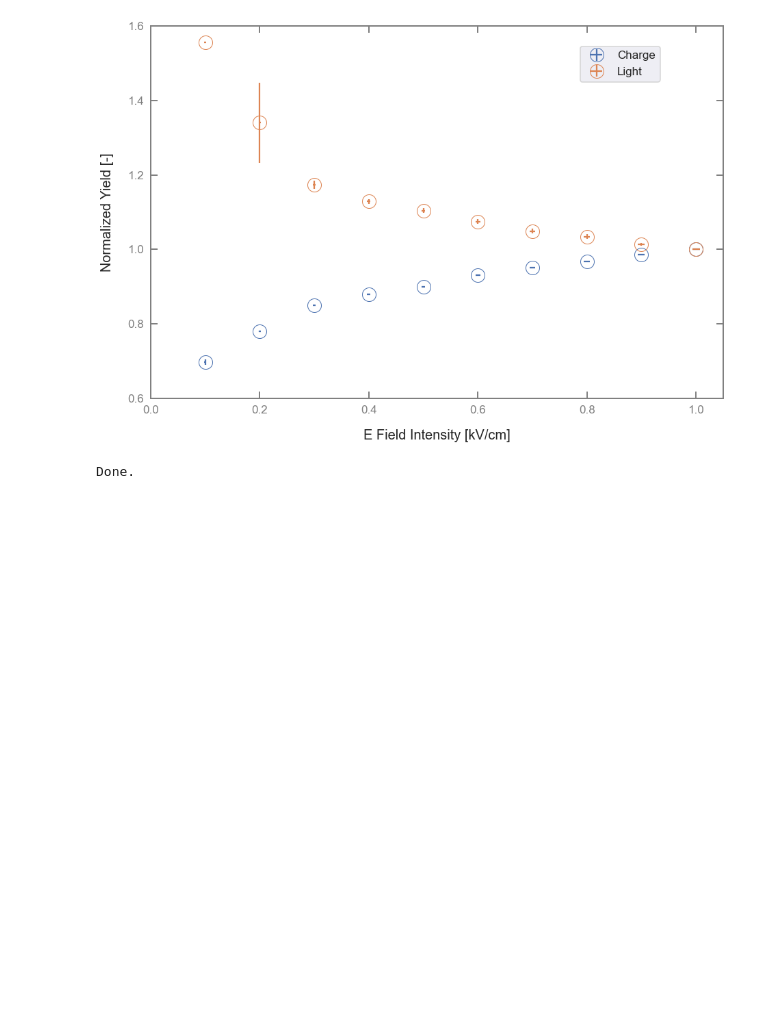
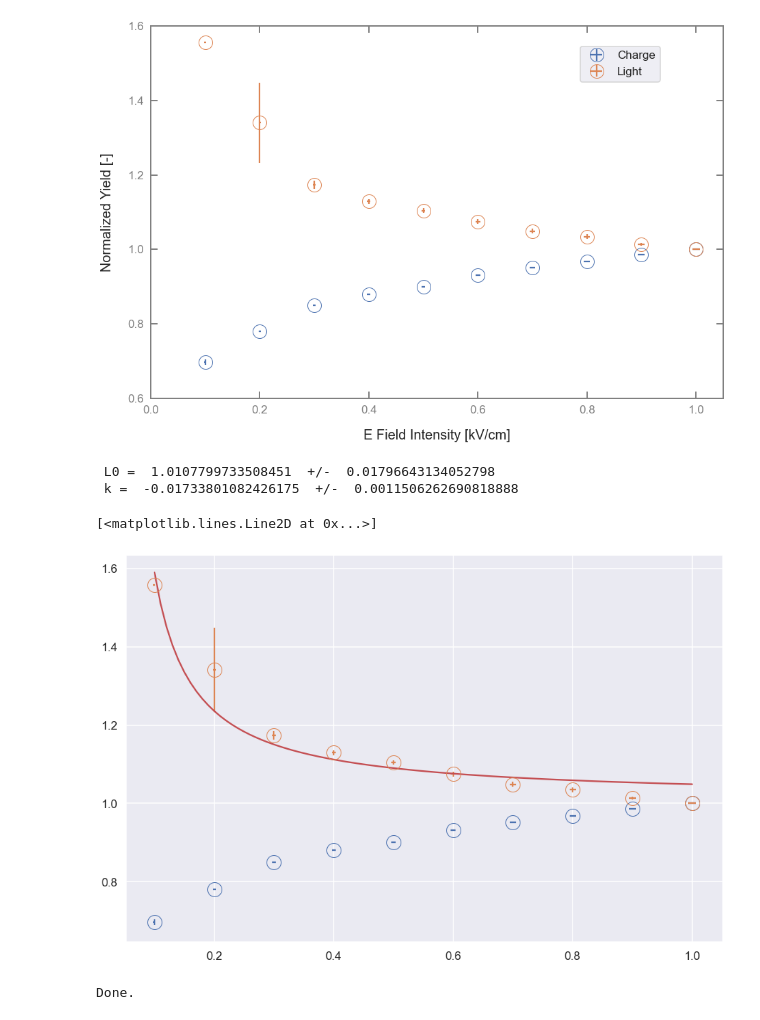
Before and after one commit to RomanMBerner/larpix-analysis, a Jupyter notebook: lightCharge_anticorrelation/main.ipynb, the cells around one changed output. Drawn from its saved outputs; the diff is of its cells as text; code cells hidden in the pictures; blank space fills up the shorter version.

```diff
--- a/lightCharge_anticorrelation/main.ipynb
+++ b/lightCharge_anticorrelation/main.ipynb
@@ -1854,3 +1955,39 @@ Done.
+# %%
+def test_func_2(E, Q0, k):
+    dE_dx = 2.1
+    #rho_LAr = 1.40
+    #return 0.83 * Q0 / (1. + ((k/E*dE_dx)/(rho_LAr*E/1000.)))
+    return Q0 / (1. + k/E*dE_dx)
+# %%
+popt, pcov = curve_fit(test_func_2, e_field_list, LCM_detected_light_norm_list) #, p0=(150,2000)) #, method='dogbox') # p0=(150,1000), method='dogbox'
+
+L0     = popt[0]
+L0_err = np.sqrt(pcov[0][0])
+k      = popt[1]
+k_err  = np.sqrt(pcov[1][1])
+print(' L0 = ', L0, ' +/- ', L0_err)
+print(' k = ', k, ' +/- ', k_err)
+
+fit_x = []
+fit_y = []
+
+n_points=100
+for i in range(n_points):
+    E_i = (i+1)/n_points
+    if E_i >0.099:
+        fit_x.append(E_i)
+        fit_y.append(test_func_2(E_i,*popt))
+#print(fit_x)
+#print(fit_y)
+
+plt.errorbar(e_field_list, q_corr_meanPerHit_norm,       xerr=e_field_errors_list, yerr=q_corr_meanPerHit_norm_err, fmt='o', markersize=20, fillstyle='none', label='Charge')
+plt.errorbar(e_field_list, LCM_detected_light_norm_list, xerr=e_field_errors_list, yerr=LY_err_eField_bins,         fmt='o', markersize=20, fillstyle='none', label='Light')
+plt.plot(fit_x,fit_y,'r-') #,label=r'Box Model Fit: $Q_0 = %3.1f \pm %3.1f , \beta = %3.3f \pm %3.3f$' %(Q0_boxModel,Q0_boxModel_err,beta_boxModel,beta_boxModel_err))
+# %% [output]
+ L0 =  1.0107799733508451  +/-  0.01796643134052798
+ k =  -0.01733801082426175  +/-  0.0011506262690818888
+[<matplotlib.lines.Line2D at 0x...>]
+[figure, added]
 # %%
 def linear_fit(x, a, b):
     return a * x + b
```
Also changed, not shown: parts of 7 cells of this notebook, 1 other file.
